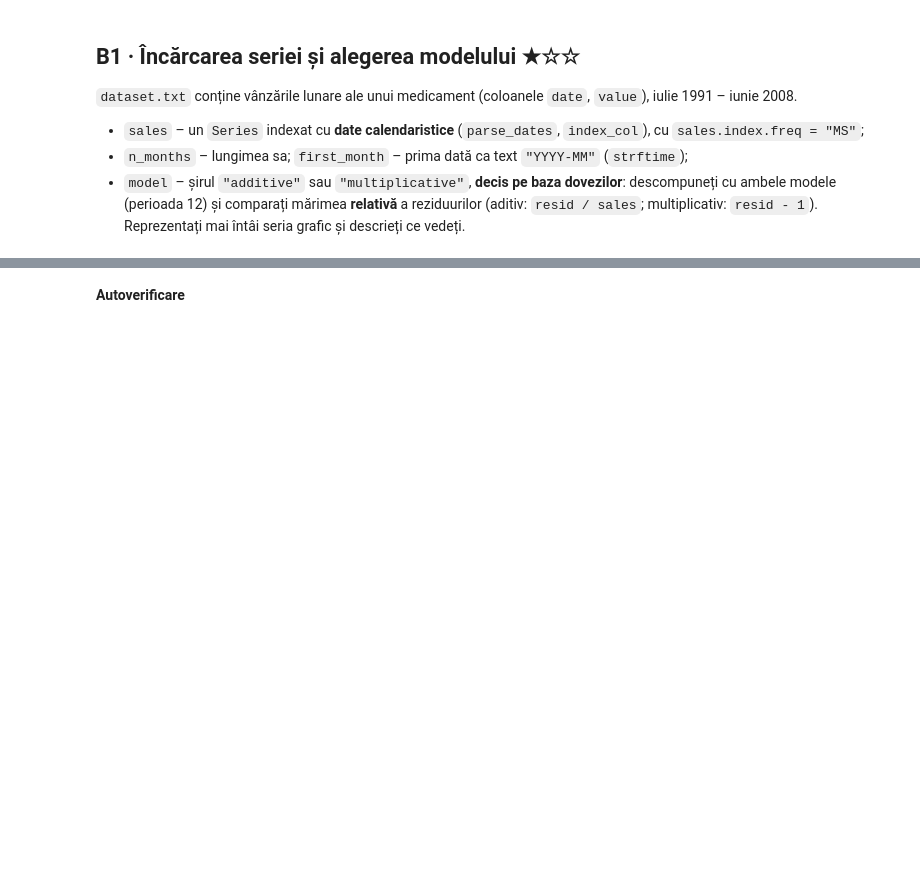
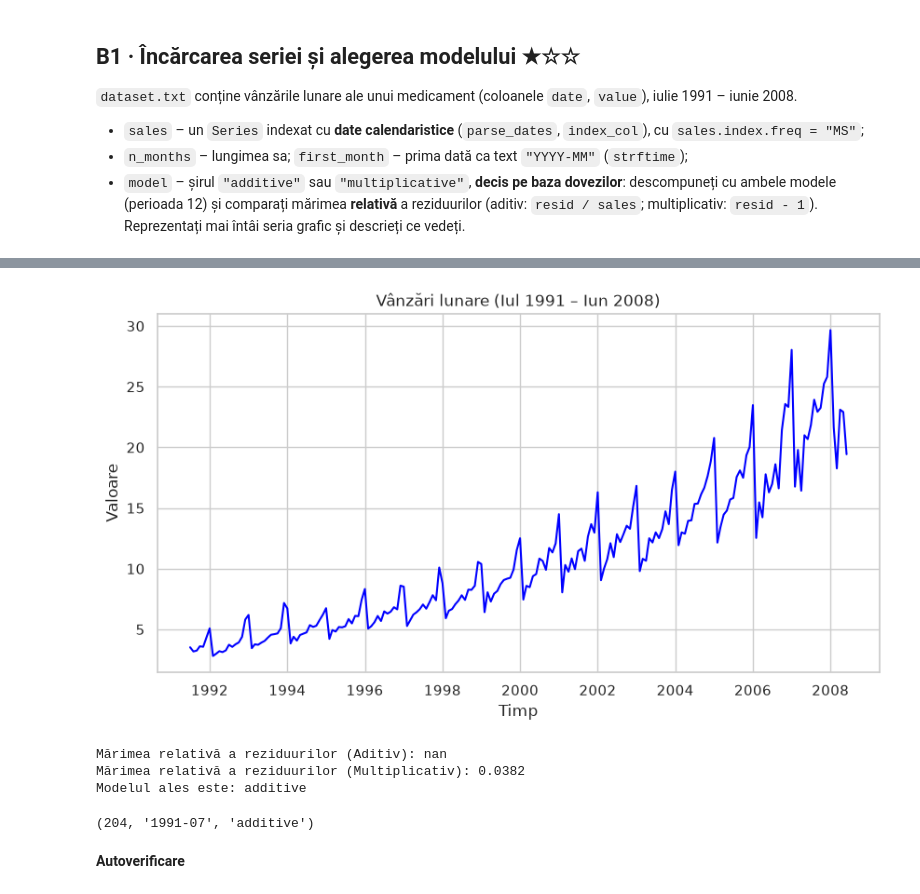
Before and after one commit to ionutzzzzz/Smart-System, a Jupyter notebook: labs/Laborator 3/Lab3_Domniteanu_Ioan.ipynb, the cells around one changed output, grey strips where cells are left out. Drawn from its saved outputs; the diff is of its cells as text; code cells hidden in the pictures; blank space fills up the shorter version.

```diff
--- a/labs/Laborator 3/Lab3_Domniteanu_Ioan.ipynb
+++ b/labs/Laborator 3/Lab3_Domniteanu_Ioan.ipynb
@@ -292,7 +396,9 @@ check_value("share_clean", share_clean, "4d44dd7e", "1 - marcate / len(df)")
 * `n_months` – lungimea sa; `first_month` – prima dată ca text `"YYYY-MM"` (`strftime`);
 * `model` – șirul `"additive"` sau `"multiplicative"`, **decis pe baza dovezilor**: descompuneți cu ambele modele (perioada 12) și comparați mărimea **relativă** a reziduurilor (aditiv: `resid / sales`; multiplicativ: `resid - 1`). Reprezentați mai întâi seria grafic și descrieți ce vedeți.
 # %%
-sales = ...
-n_months = ...
-first_month = ...
+sales = pd.read_csv('./dataset.txt', parse_dates=['date'], index_col='date')
+sales.index.freq = "MS"
+n_months = len(sales)
+first_month = sales.index[0].strftime('%Y-%m')
+
 model = "..."
@@ -298,0 +415,10 @@ model = "..."
+# %%
+plt.figure(figsize=(10, 5))
+plt.plot(sales.index, sales, color='blue')
+plt.title('Vânzări lunare (Iul 1991 – Iun 2008)')
+plt.xlabel('Timp')
+plt.ylabel('Valoare')
+plt.grid(True)
+plt.show()
+# %% [output]
+[figure, added]
@@ -299,3 +436,26 @@ model = "..."
+# %%
+# Calculam marimiea rezidurilor
+mad_add = np.mean(np.abs(rel_resid_add))
+mad_mult = np.mean(np.abs(rel_resid_mult))
+
+print(f"Mărimea relativă a reziduurilor (Aditiv): {mad_add:.4f}")
+print(f"Mărimea relativă a reziduurilor (Multiplicativ): {mad_mult:.4f}")
+
+# Decizia
+if mad_mult < mad_add:
+    model = "multiplicative"
+else:
+    model = "additive"
+
+print(f"Modelul ales este: {model}")
+# %% [output]
+Mărimea relativă a reziduurilor (Aditiv): nan
+Mărimea relativă a reziduurilor (Multiplicativ): 0.0382
+Modelul ales este: additive
+# %%
+n_months, first_month, model
+# %% [output]
+(204, '1991-07', 'additive')
 # %% [markdown]
 **Autoverificare**
 # %%
```
Also changed, not shown: parts of 23 cells of this notebook, 1 other file.
